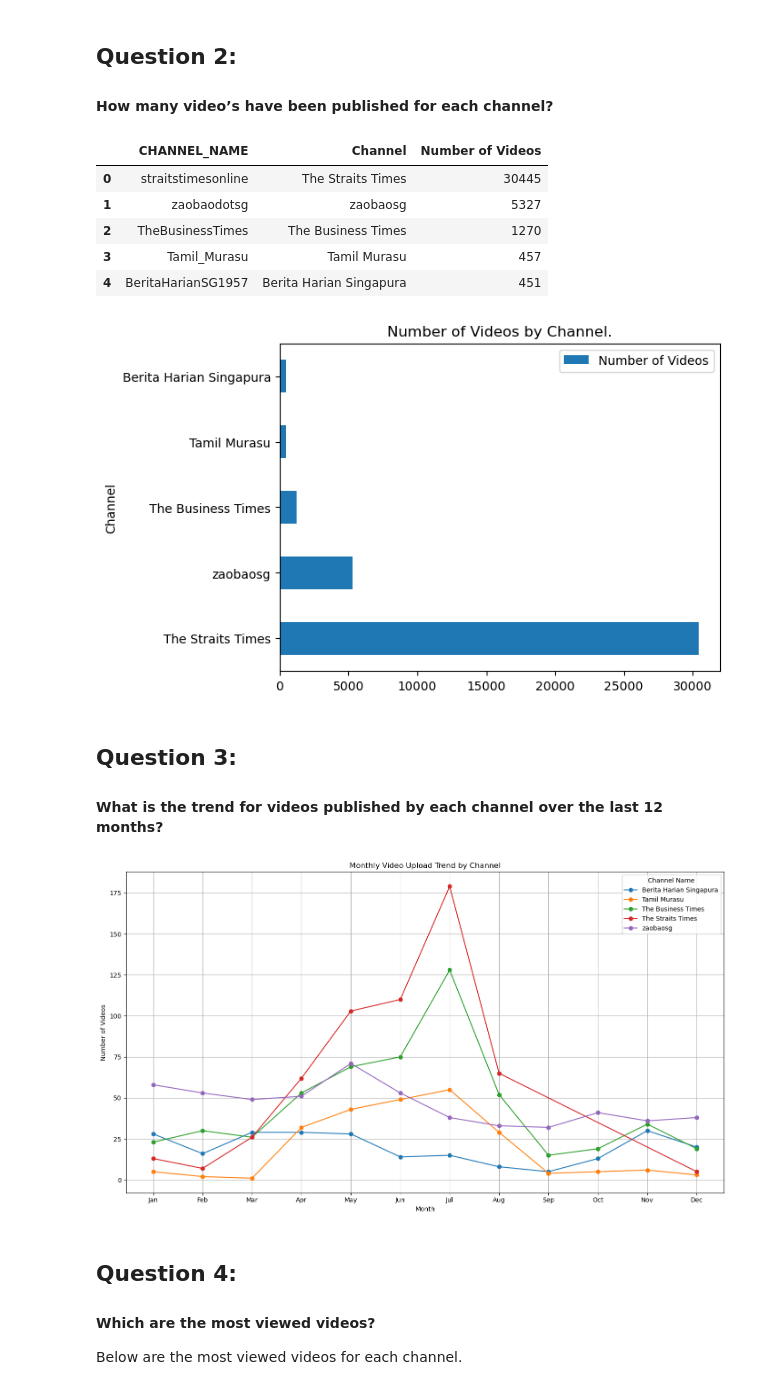
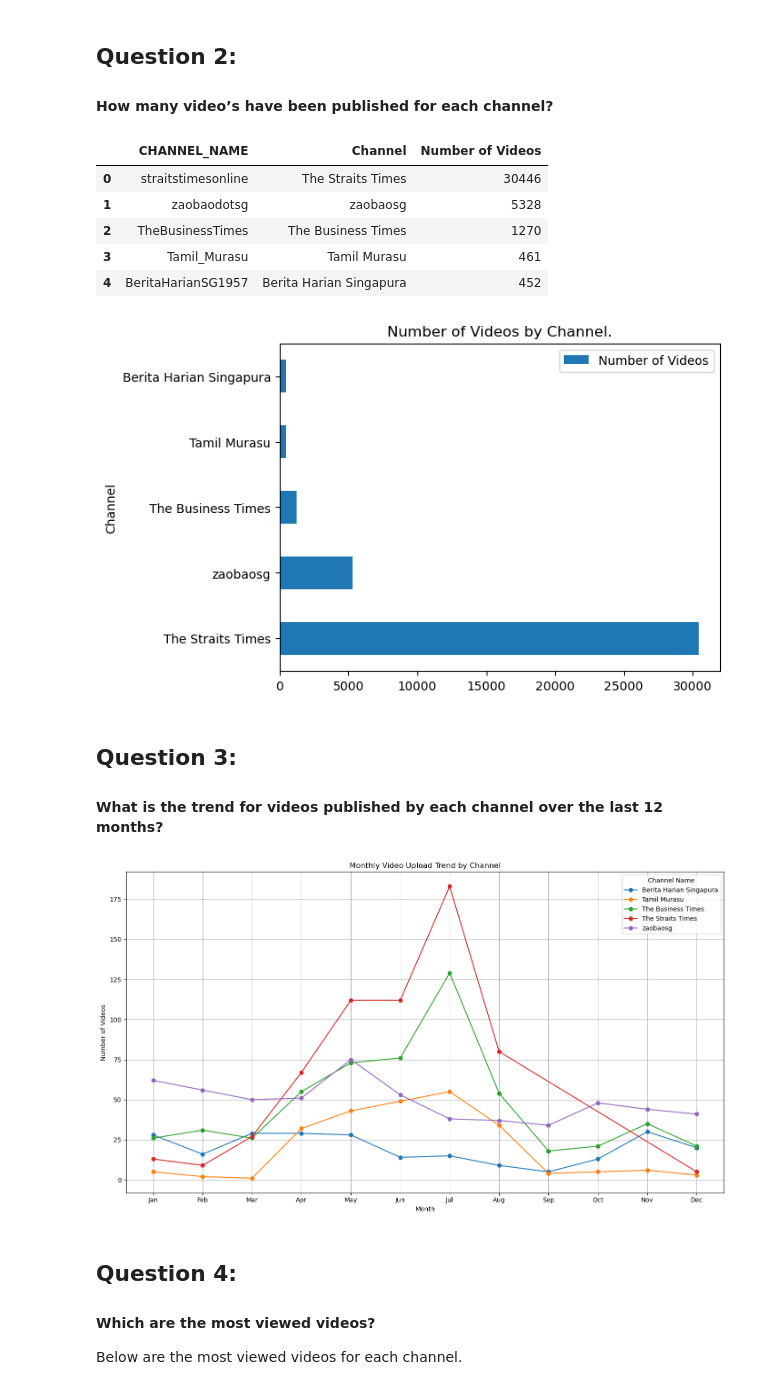
Before and after one commit to subhajitsr/data-assignment-SPH, a Jupyter notebook: insights/YouTube-analytics-insights.ipynb, the cells around one changed output. Drawn from its saved outputs; the diff is of its cells as text; code cells hidden in the pictures.

```diff
--- a/insights/YouTube-analytics-insights.ipynb
+++ b/insights/YouTube-analytics-insights.ipynb
@@ -2,11 +2,12 @@
 import snowflake.connector
 import pandas as pd
 import matplotlib.pyplot as plt
+import matplotlib.dates as mdates
 
 
-sf_username = '*********'
-sf_password = '**********'
-sf_account = '**********'
+sf_username = '*******'
+sf_password = '********'
+sf_account = '*********'
 sf_warehouse = 'COMPUTE_WH'
 sf_database = 'TESTDB'
 sf_schema = 'CORE'
@@ -48,22 +49,22 @@ plt.show()
 # %%
 data = pd.read_sql("""select
 md.channel_name,
 md.title as "Channel",
 stat.video_count as "Number of Videos"
 from CORE.tbl_yt_channel_stats stat
 inner join CORE.tbl_yt_channel_md md on md.channel_id = stat.channel_id
-where stat.rptg_dt='2024-08-09'
+where stat.rptg_dt='2024-08-10'
 order by 3 desc;""",dbcon)
 display(data)
 data.plot(x='Channel',y=['Number of Videos'],kind='barh',title='Number of Videos by Channel.')
 plt.show()
 # %% [output]
 |  | CHANNEL_NAME | Channel | Number of Videos |
-| 0 | straitstimesonline | The Straits Times | 30445 |
-| 1 | zaobaodotsg | zaobaosg | 5327 |
+| 0 | straitstimesonline | The Straits Times | 30446 |
+| 1 | zaobaodotsg | zaobaosg | 5328 |
 | 2 | TheBusinessTimes | The Business Times | 1270 |
-| 3 | Tamil_Murasu | Tamil Murasu | 457 |
-| 4 | BeritaHarianSG1957 | Berita Harian Singapura | 451 |
+| 3 | Tamil_Murasu | Tamil Murasu | 461 |
+| 4 | BeritaHarianSG1957 | Berita Harian Singapura | 452 |
 [figure]
 # %% [markdown]
 ## Question 3:
@@ -102,7 +103,7 @@ plt.grid(True)
 plt.tight_layout()
 plt.show()
 # %% [output]
-[figure, old version]
+[figure, new version]
 # %% [markdown]
 ## Question 4:
 #### Which are the most viewed videos?
```
Also changed, not shown: parts of 4 cells of this notebook.
